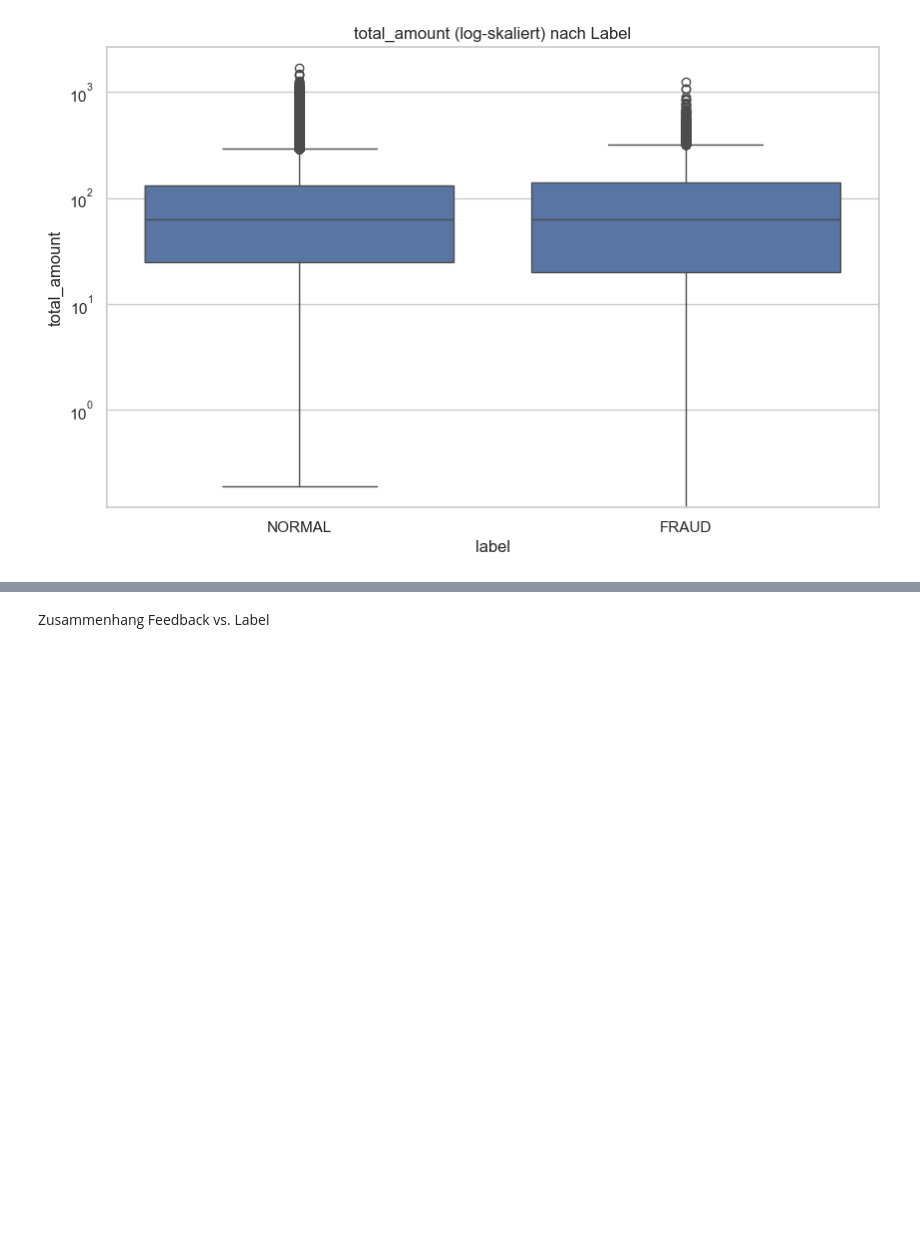
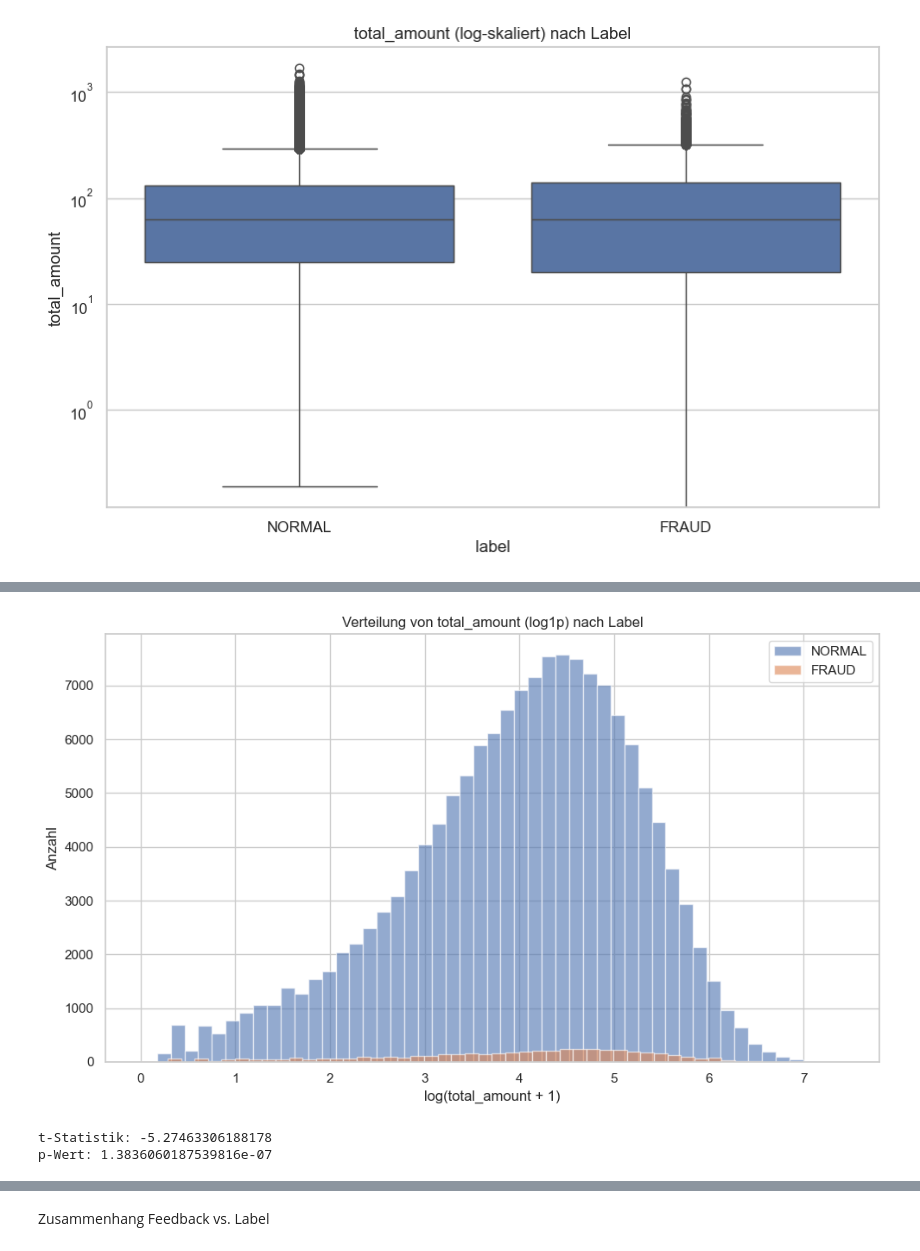
Before and after one commit to David-Leatham/project_data_science, a Jupyter notebook: analyseGesamttabelle.ipynb, the cells around one changed output, grey strips where cells are left out. Drawn from its saved outputs; the diff is of its cells as text; code cells hidden in the pictures; blank space fills up the shorter version.

```diff
--- a/analyseGesamttabelle.ipynb
+++ b/analyseGesamttabelle.ipynb
@@ -297 +312,29 @@ plt.show()
+# %%
+plt.figure(figsize=(10, 6))
+for label in joined_transactions['label'].unique():
+    subset = joined_transactions[joined_transactions['label'] == label]
+    plt.hist(np.log1p(subset['total_amount']), bins=50, alpha=0.6, label=label)
+
+plt.title('Verteilung von total_amount (log1p) nach Label')
+plt.xlabel('log(total_amount + 1)')
+plt.ylabel('Anzahl')
+plt.legend()
+plt.grid(True)
+plt.tight_layout()
+plt.show()
+# %% [output]
+[figure, added]
+# %%
+from scipy.stats import ttest_ind
+
+fraud_vals = np.log1p(joined_transactions[joined_transactions['label'] == 'FRAUD']['total_amount'])
+normal_vals = np.log1p(joined_transactions[joined_transactions['label'] == 'NORMAL']['total_amount'])
+
+t_stat, p_value = ttest_ind(fraud_vals, normal_vals, equal_var=False)
+
+print("t-Statistik:", t_stat)
+print("p-Wert:", p_value)
+# %% [output]
+t-Statistik: -5.27463306188178
+p-Wert: 1.3836060187539816e-07
 # %% [markdown]
```
Also changed, not shown: parts of 4 cells of this notebook.
